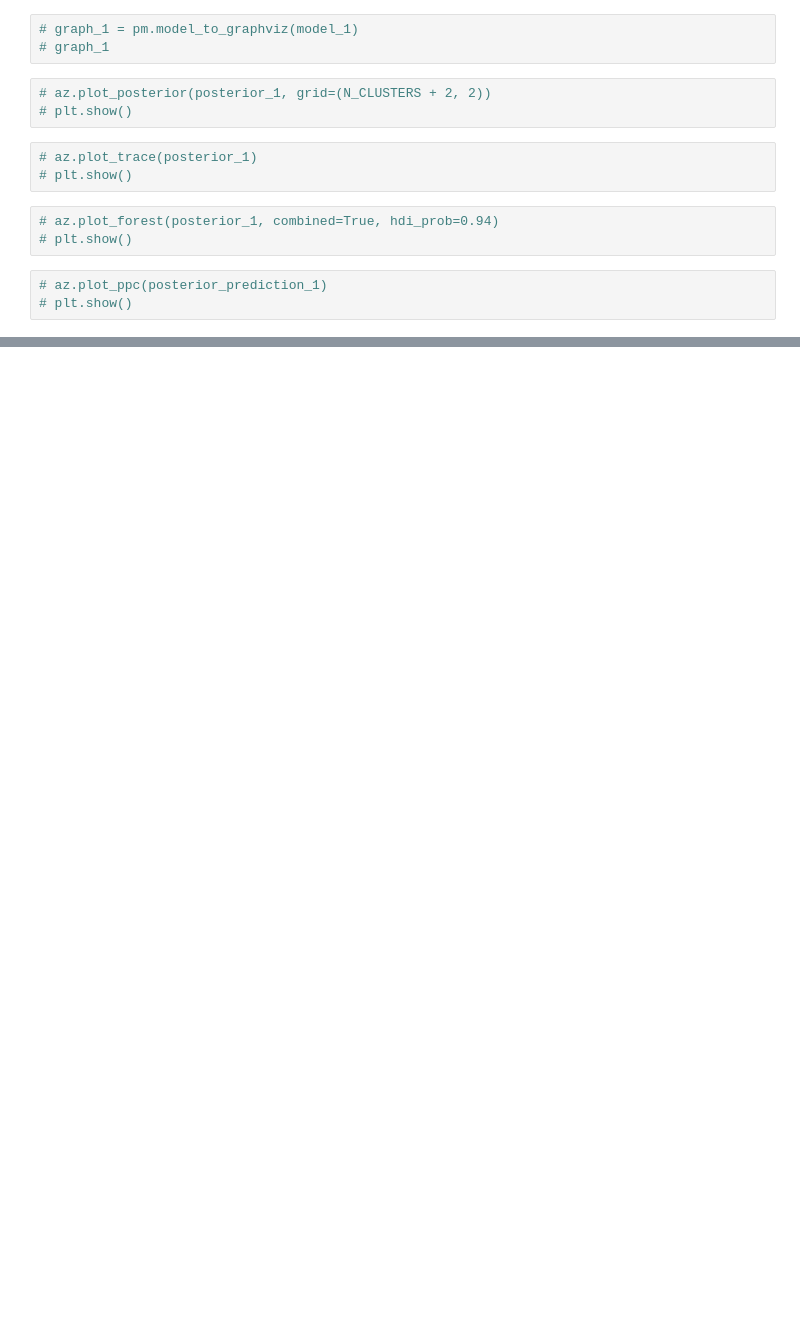
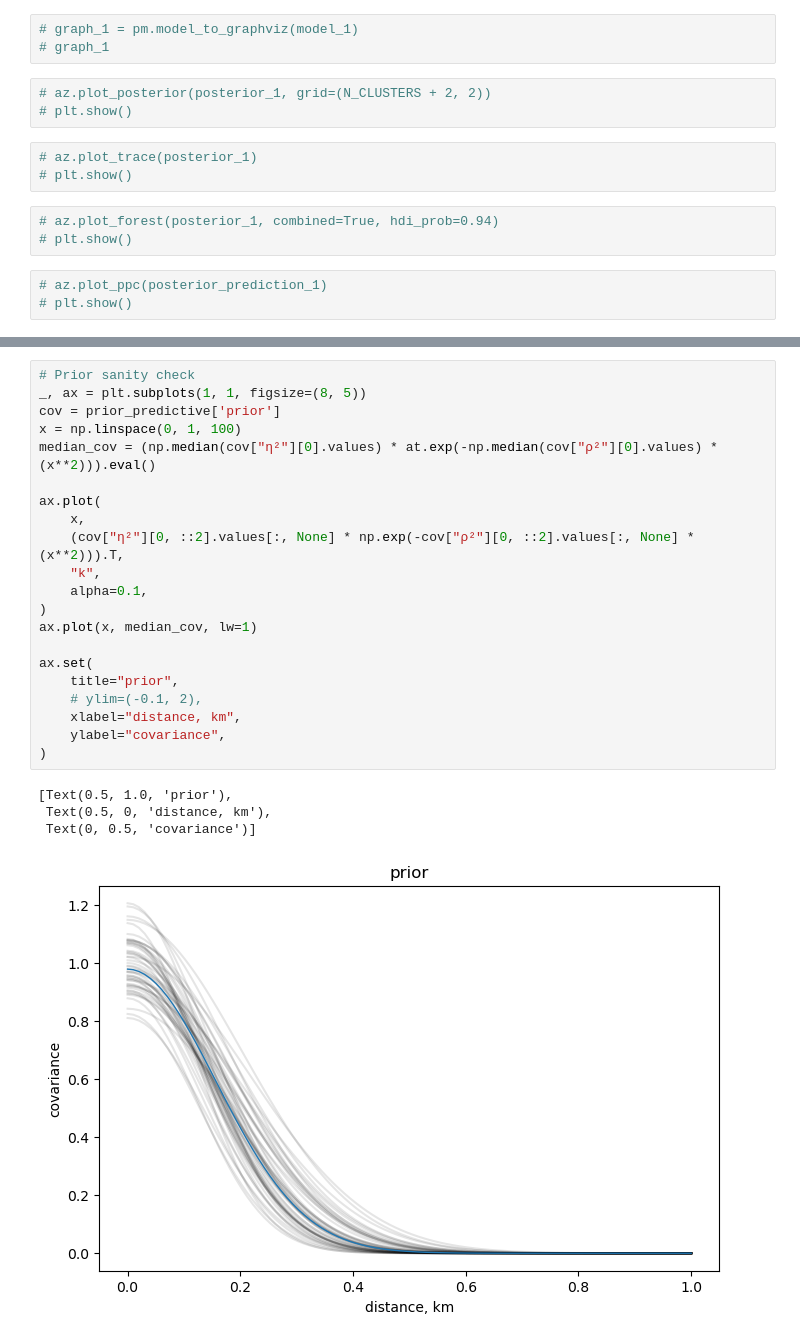
Before and after one commit to AnttiHaerkoenen/socio-ethnic_segregation, a Jupyter notebook: notebooks/modelling.ipynb, the cells around one changed output, grey strips where cells are left out. Drawn from its saved outputs; the diff is of its cells as text; blank space fills up the shorter version.

```diff
--- a/notebooks/modelling.ipynb
+++ b/notebooks/modelling.ipynb
@@ -190,3 +164,29 @@ graph_2 = pm.model_to_graphviz(model_2)
 graph_2
 # %% [output]
 [drawing not drawn]
+# %%
+# Prior sanity check
+_, ax = plt.subplots(1, 1, figsize=(8, 5))
+cov = prior_predictive['prior']
+x = np.linspace(0, 1, 100)
+median_cov = (np.median(cov["η²"][0].values) * at.exp(-np.median(cov["ρ²"][0].values) * (x**2))).eval()
+
+ax.plot(
+    x,
+    (cov["η²"][0, ::2].values[:, None] * np.exp(-cov["ρ²"][0, ::2].values[:, None] * (x**2))).T,
+    "k",
+    alpha=0.1,
+)
+ax.plot(x, median_cov, lw=1)
+
+ax.set(
+    title="prior",
+    # ylim=(-0.1, 2),
+    xlabel="distance, km",
+    ylabel="covariance",
+)
+# %% [output]
+[Text(0.5, 1.0, 'prior'),
+ Text(0.5, 0, 'distance, km'),
+ Text(0, 0.5, 'covariance')]
+[figure, added]
```
Also changed, not shown: parts of 10 cells of this notebook.
